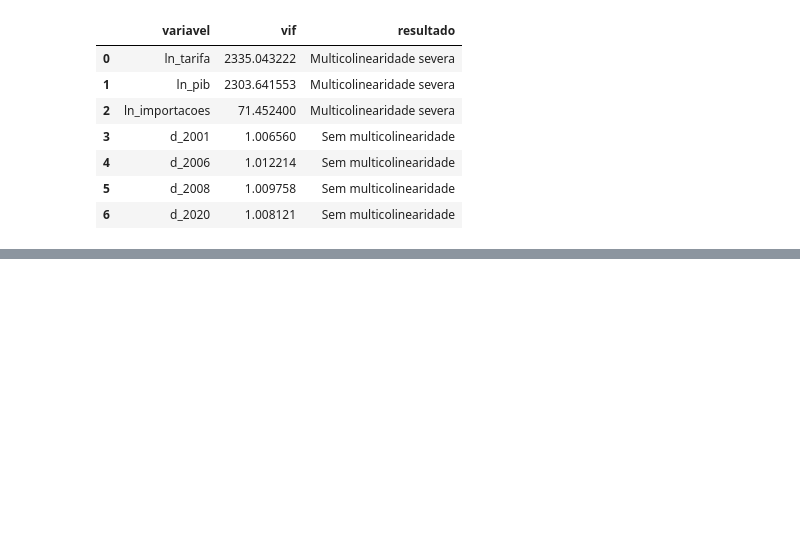
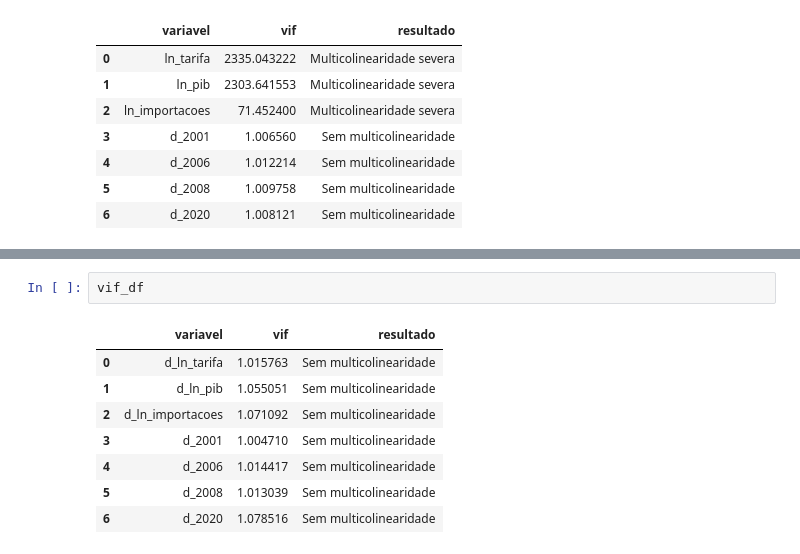
Before and after one commit to AlmyrGodoy/energy_demand_brazil, a Jupyter notebook: notebooks/04_estimation.ipynb, the cells around one changed output, grey strips where cells are left out. Saved outputs shown, nothing was run; the diff lists cells and outputs as text; blank space fills up the shorter version.

```diff
--- a/notebooks/04_estimation.ipynb
+++ b/notebooks/04_estimation.ipynb
@@ -145,0 +207,11 @@ vif_df
+# %%
+vif_df
+# %% [output]
+|  | variavel | vif | resultado |
+| 0 | d_ln_tarifa | 1.015763 | Sem multicolinearidade |
+| 1 | d_ln_pib | 1.055051 | Sem multicolinearidade |
+| 2 | d_ln_importacoes | 1.071092 | Sem multicolinearidade |
+| 3 | d_2001 | 1.004710 | Sem multicolinearidade |
+| 4 | d_2006 | 1.014417 | Sem multicolinearidade |
+| 5 | d_2008 | 1.013039 | Sem multicolinearidade |
+| 6 | d_2020 | 1.078516 | Sem multicolinearidade |
```
Also changed, not shown: parts of 15 cells of this notebook, 1 other file.
